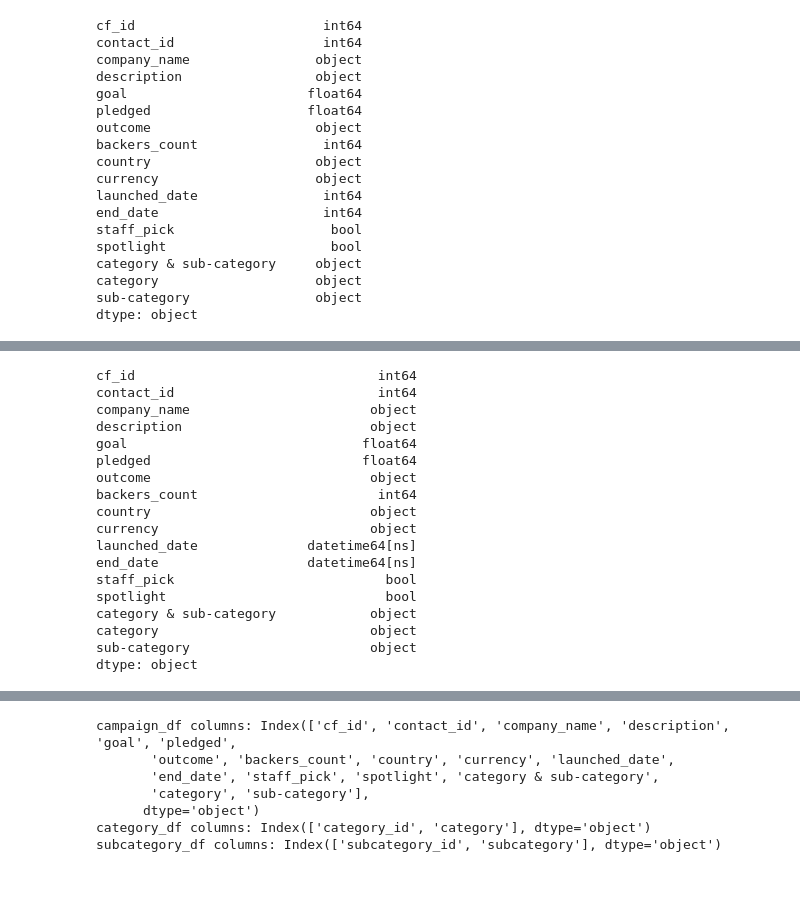
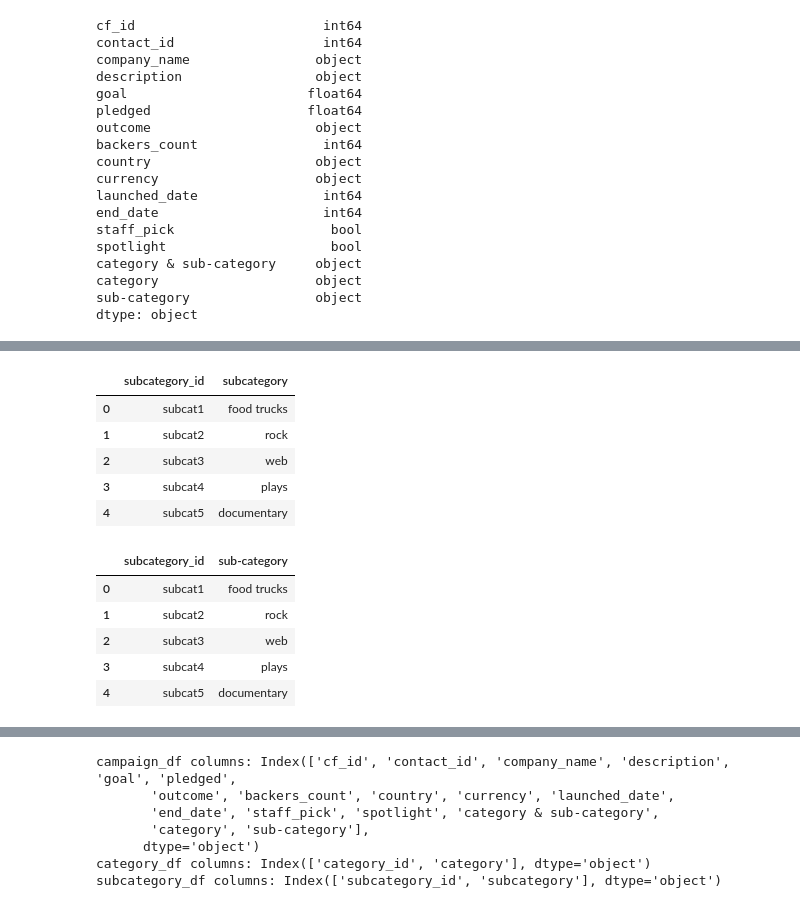
Before and after one commit to MitchHatch/Crowdfunding_ETL, a Jupyter notebook: Starter_Files/ETL_Mini_Project_Starter_Code_Mhatchett_DScott_HKollmann_PBhatta.ipynb, the cells around one changed output, grey strips where cells are left out. Saved outputs shown, nothing was run; the diff lists cells and outputs as text; code cells hidden in the pictures.

```diff
--- a/Starter_Files/ETL_Mini_Project_Starter_Code_Mhatchett_DScott_HKollmann_PBhatta.ipynb
+++ b/Starter_Files/ETL_Mini_Project_Starter_Code_Mhatchett_DScott_HKollmann_PBhatta.ipynb
@@ -249,28 +249,25 @@ campaign_df.head()
 | 2 | 1812 | 4187 | Melton, Robinson and Fritz | Function-based leadingedge pricin... | 108400.0 | 142523.0 | successful | 1425 | AU | ... |
 | 3 | 2156 | 4941 | Mcdonald, Gonzalez and Ross | Vision-oriented fresh-thinking co... | 4200.0 | 2477.0 | failed | 24 | US | ... |
 | 4 | 1365 | 2199 | Larson-Little | Proactive foreground core | 7600.0 | 5265.0 | failed | 53 | US | ... |
-# %%
-# Check the datatypes
-campaign_df.dtypes
-# %% [output]
-cf_id                               int64
-contact_id                          int64
-company_name                       object
-description                        object
-goal                              float64
-pledged                           float64
-outcome                            object
-backers_count                       int64
-country                            object
-currency                           object
-launched_date              datetime64[ns]
-end_date                   datetime64[ns]
-staff_pick                           bool
-spotlight                            bool
-category & sub-category            object
-category                           object
-sub-category                       object
-dtype: object
+# %%
+subcategory_df.head()
+# %% [output]
+|  | subcategory_id | subcategory |
+| 0 | subcat1 | food trucks |
+| 1 | subcat2 | rock |
+| 2 | subcat3 | web |
+| 3 | subcat4 | plays |
+| 4 | subcat5 | documentary |
+# %%
+subcategory_df=subcategory_df.rename(columns={"subcategory":"sub-category"})
+subcategory_df.head()
+# %% [output]
+|  | subcategory_id | sub-category |
+| 0 | subcat1 | food trucks |
+| 1 | subcat2 | rock |
+| 2 | subcat3 | web |
+| 3 | subcat4 | plays |
+| 4 | subcat5 | documentary |
 # %%
 # Merge the campaign_df with the category_df on the "category" column and
 # the subcategory_df on the "subcategory" column.
```
Also changed, not shown: parts of 2 cells of this notebook.
